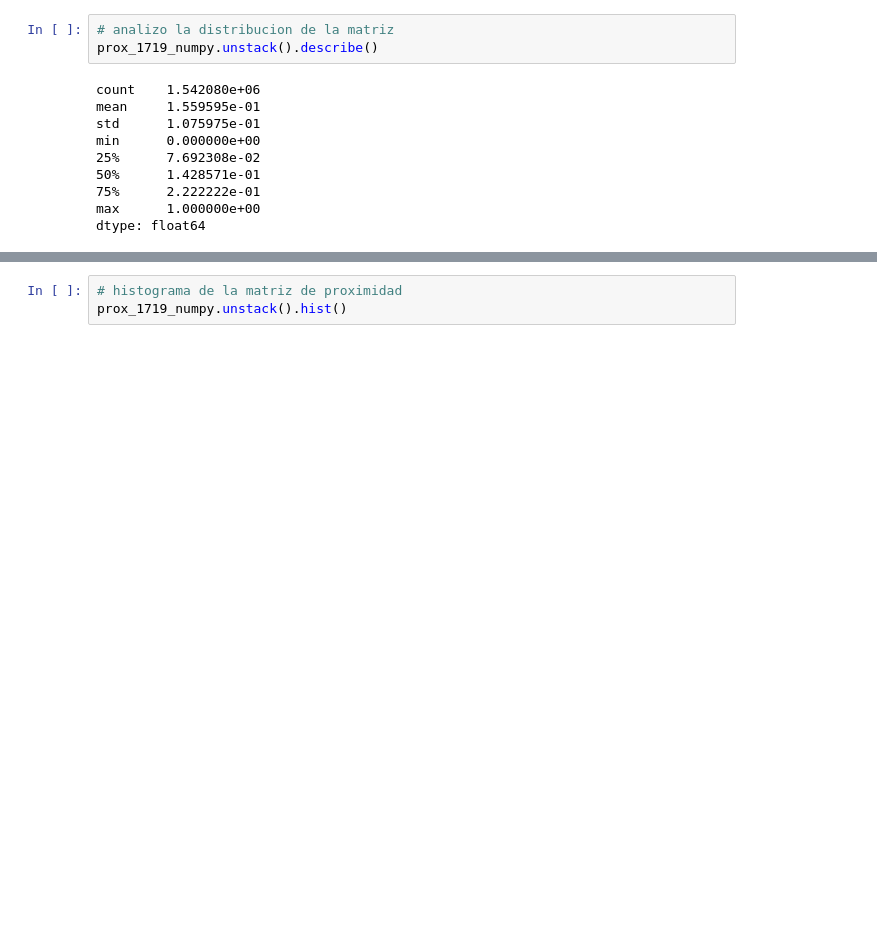
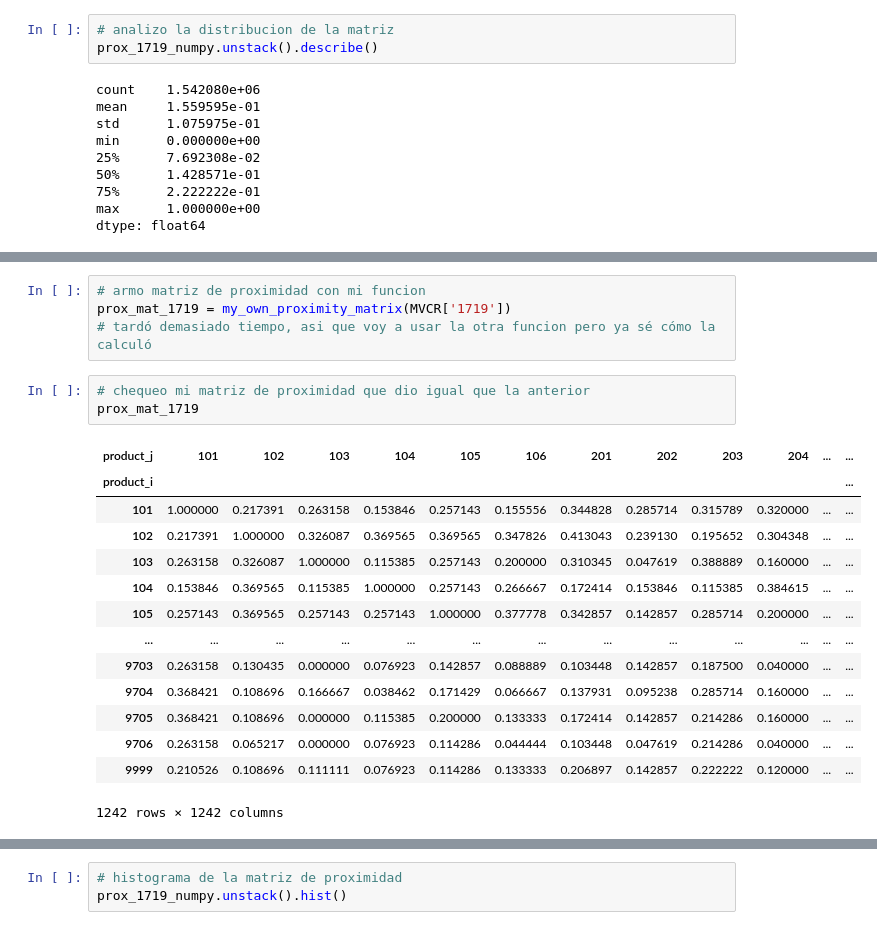
Before and after one commit to sc-perini/product-space, a Jupyter notebook: notebooks/Conceptos principales de la metodología según Hidago et al.ipynb, the cells around one changed output, grey strips where cells are left out. Drawn from its saved outputs; the diff is of its cells as text; blank space fills up the shorter version.

```diff
--- a/notebooks/Conceptos principales de la metodología según Hidago et al.ipynb
+++ b/notebooks/Conceptos principales de la metodología según Hidago et al.ipynb
@@ -515 +622,23 @@ prox_1719_numpy
 1242 rows × 1242 columns
+# %%
+# armo matriz de proximidad con mi funcion
+prox_mat_1719 = my_own_proximity_matrix(MVCR['1719'])
+# tardó demasiado tiempo, asi que voy a usar la otra funcion pero ya sé cómo la calculó
+# %%
+# chequeo mi matriz de proximidad que dio igual que la anterior
+prox_mat_1719
+# %% [output]
+| product_j | 101 | 102 | 103 | 104 | 105 | 106 | 201 | 202 | 203 | 204 | ... | ... |
+| product_i |  |  |  |  |  |  |  |  |  |  |  | ... |
+| 101 | 1.000000 | 0.217391 | 0.263158 | 0.153846 | 0.257143 | 0.155556 | 0.344828 | 0.285714 | 0.315789 | 0.320000 | ... | ... |
+| 102 | 0.217391 | 1.000000 | 0.326087 | 0.369565 | 0.369565 | 0.347826 | 0.413043 | 0.239130 | 0.195652 | 0.304348 | ... | ... |
+| 103 | 0.263158 | 0.326087 | 1.000000 | 0.115385 | 0.257143 | 0.200000 | 0.310345 | 0.047619 | 0.388889 | 0.160000 | ... | ... |
+| 104 | 0.153846 | 0.369565 | 0.115385 | 1.000000 | 0.257143 | 0.266667 | 0.172414 | 0.153846 | 0.115385 | 0.384615 | ... | ... |
+| 105 | 0.257143 | 0.369565 | 0.257143 | 0.257143 | 1.000000 | 0.377778 | 0.342857 | 0.142857 | 0.285714 | 0.200000 | ... | ... |
+| ... | ... | ... | ... | ... | ... | ... | ... | ... | ... | ... | ... | ... |
+| 9703 | 0.263158 | 0.130435 | 0.000000 | 0.076923 | 0.142857 | 0.088889 | 0.103448 | 0.142857 | 0.187500 | 0.040000 | ... | ... |
+| 9704 | 0.368421 | 0.108696 | 0.166667 | 0.038462 | 0.171429 | 0.066667 | 0.137931 | 0.095238 | 0.285714 | 0.160000 | ... | ... |
+| 9705 | 0.368421 | 0.108696 | 0.000000 | 0.115385 | 0.200000 | 0.133333 | 0.172414 | 0.142857 | 0.214286 | 0.160000 | ... | ... |
+| 9706 | 0.263158 | 0.065217 | 0.000000 | 0.076923 | 0.114286 | 0.044444 | 0.103448 | 0.047619 | 0.214286 | 0.040000 | ... | ... |
+| 9999 | 0.210526 | 0.108696 | 0.111111 | 0.076923 | 0.114286 | 0.133333 | 0.206897 | 0.142857 | 0.222222 | 0.120000 | ... | ... |
+1242 rows × 1242 columns
```
Also changed, not shown: parts of 15 cells of this notebook.
